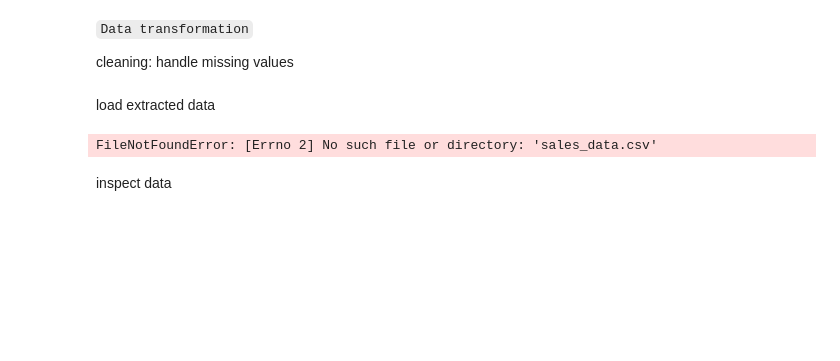
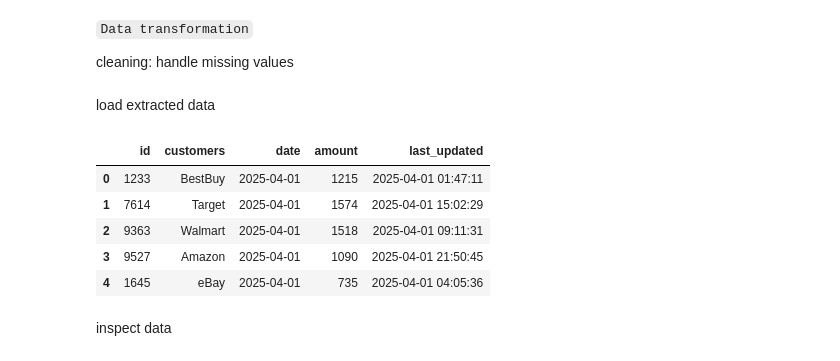
Before and after one commit to m0raaswrld/Data-Cleaning, a Jupyter notebook: Data Cleaning.ipynb/Data Cleaning.ipynb, the cells around one changed output. Cells and saved outputs as stored; diff of their text form; code cells hidden in the pictures; blank space fills up the shorter version.

```diff
--- a/Data Cleaning.ipynb/Data Cleaning.ipynb
+++ b/Data Cleaning.ipynb/Data Cleaning.ipynb
@@ -10,10 +10,15 @@ import matplotlib.pyplot as plt
 # %% [markdown]
 load extracted data
 # %%
-df = pd.read_csv("sales_data.csv", parse_dates=['date', 'last_updated'])
+df = pd.read_csv("C:/Users/USER/Downloads/Data Warehousing/sales_data.csv", parse_dates=['date', 'last_updated'])
 df.head()
 # %% [output]
-FileNotFoundError: [Errno 2] No such file or directory: 'sales_data.csv'
+|  | id | customers | date | amount | last_updated |
+| 0 | 1233 | BestBuy | 2025-04-01 | 1215 | 2025-04-01 01:47:11 |
+| 1 | 7614 | Target | 2025-04-01 | 1574 | 2025-04-01 15:02:29 |
+| 2 | 9363 | Walmart | 2025-04-01 | 1518 | 2025-04-01 09:11:31 |
+| 3 | 9527 | Amazon | 2025-04-01 | 1090 | 2025-04-01 21:50:45 |
+| 4 | 1645 | eBay | 2025-04-01 | 735 | 2025-04-01 04:05:36 |
 # %% [markdown]
 inspect data
 # %%
```
Also changed, not shown: parts of 7 cells of this notebook, 1 other file.
